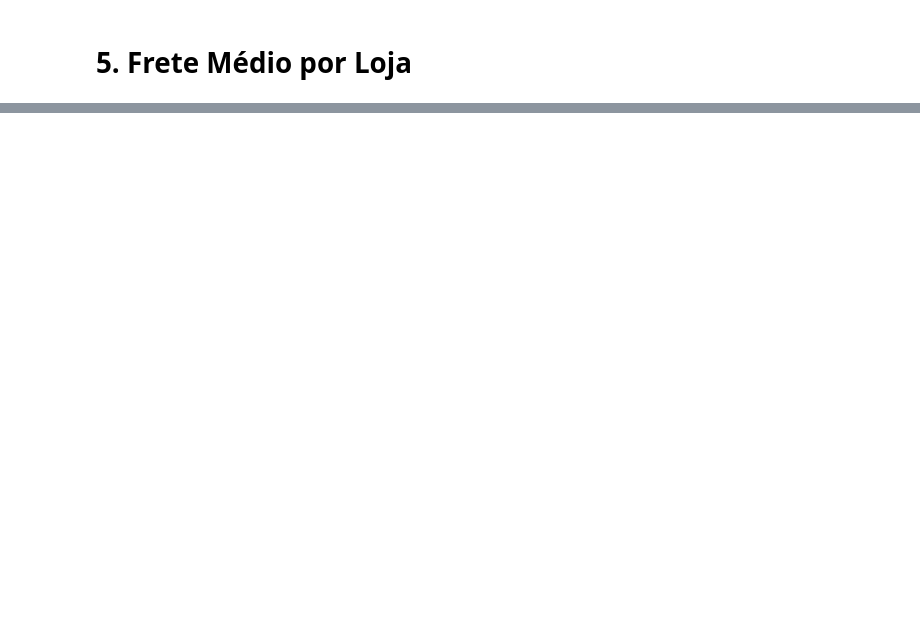
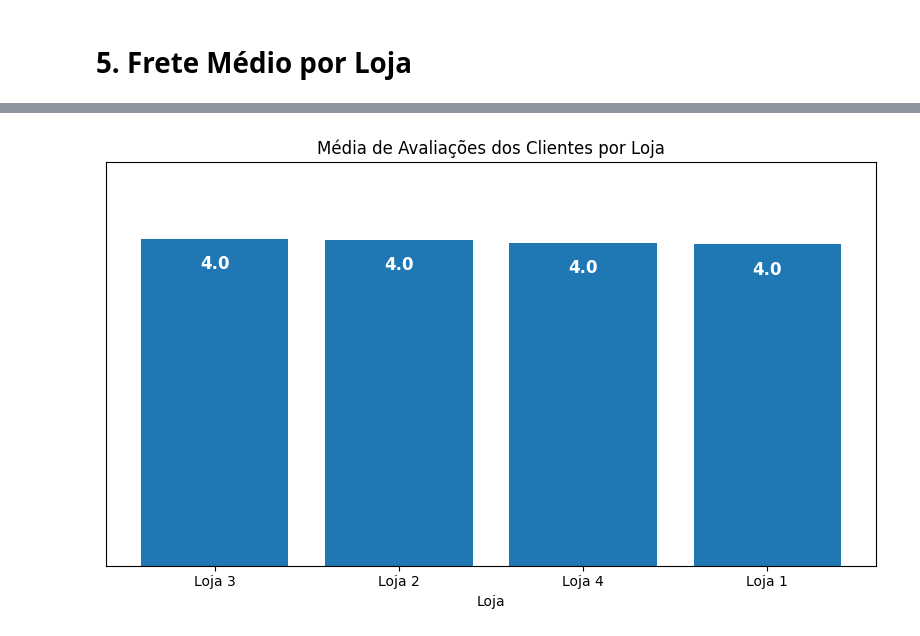
Before and after one commit to vanrpontes/challenge1-alura-store, a Jupyter notebook: notebooks/analise_alura_store.ipynb, the cells around one changed output, grey strips where cells are left out. Saved outputs shown, nothing was run; the diff lists cells and outputs as text; code cells hidden in the pictures; blank space fills up the shorter version.

```diff
--- a/notebooks/analise_alura_store.ipynb
+++ b/notebooks/analise_alura_store.ipynb
@@ -219,0 +428,21 @@ avaliacao
+# %%
+avaliacao = dados.groupby('Loja')['Avaliação da compra'].mean().sort_values(ascending=False)
+
+plt.figure(figsize=(8, 5))
+barras = plt.bar(avaliacao.index, avaliacao.values)
+
+# Adiciona os valores nas barras (extremidade interna superior)
+for i, barra in enumerate(barras):
+    altura = avaliacao.values[i]
+    plt.text(barra.get_x() + barra.get_width()/2, altura - (altura * 0.05),
+             f'{altura:.1f}',
+             ha='center', va='top', fontsize=12, fontweight='bold', color='white')
+
+plt.title('Média de Avaliações dos Clientes por Loja')
+plt.xlabel('Loja')
+plt.ylim(0, 5)
+plt.yticks([])  # Remove o eixo Y
+plt.tight_layout()
+plt.show()
+# %% [output]
+[figure, added]
```
Also changed, not shown: parts of 16 cells of this notebook.
